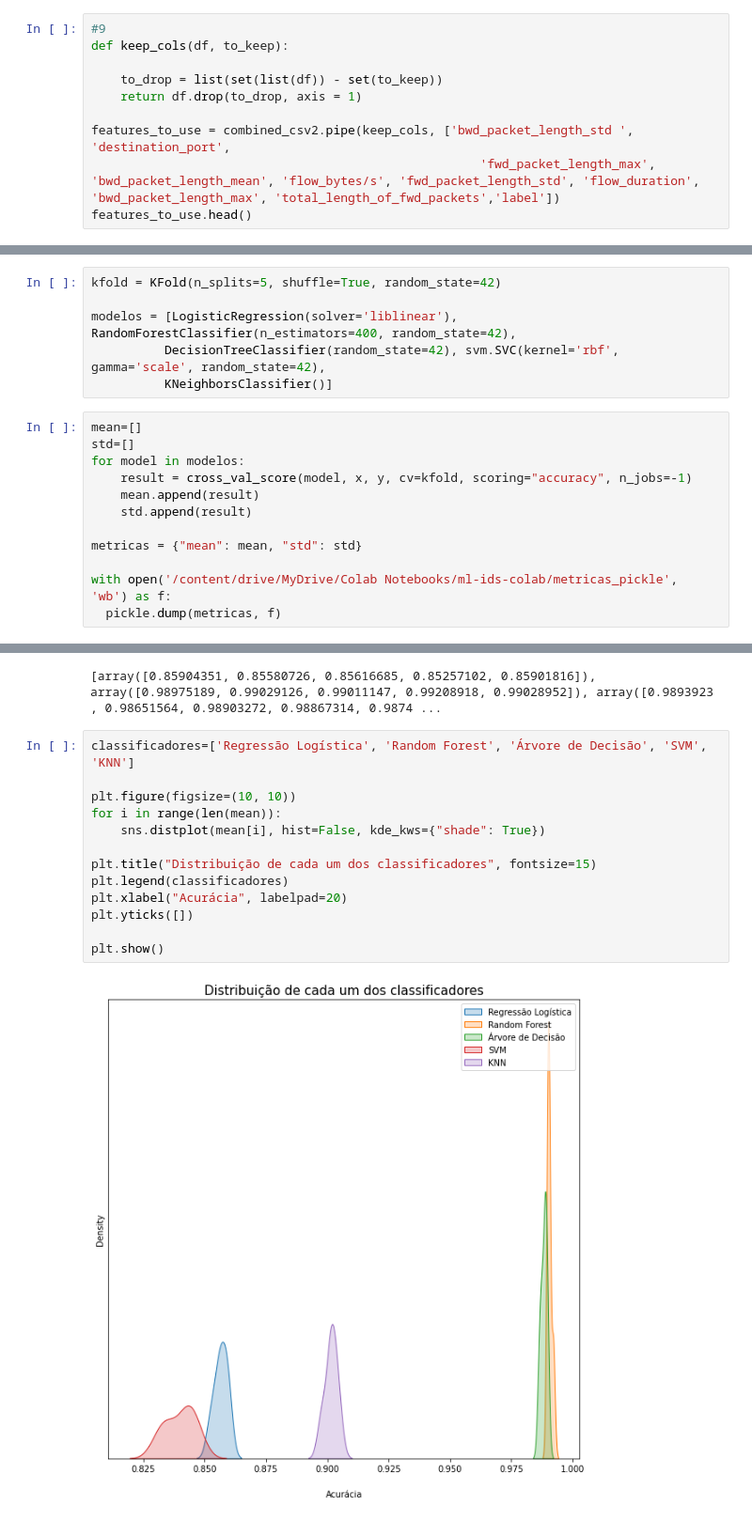
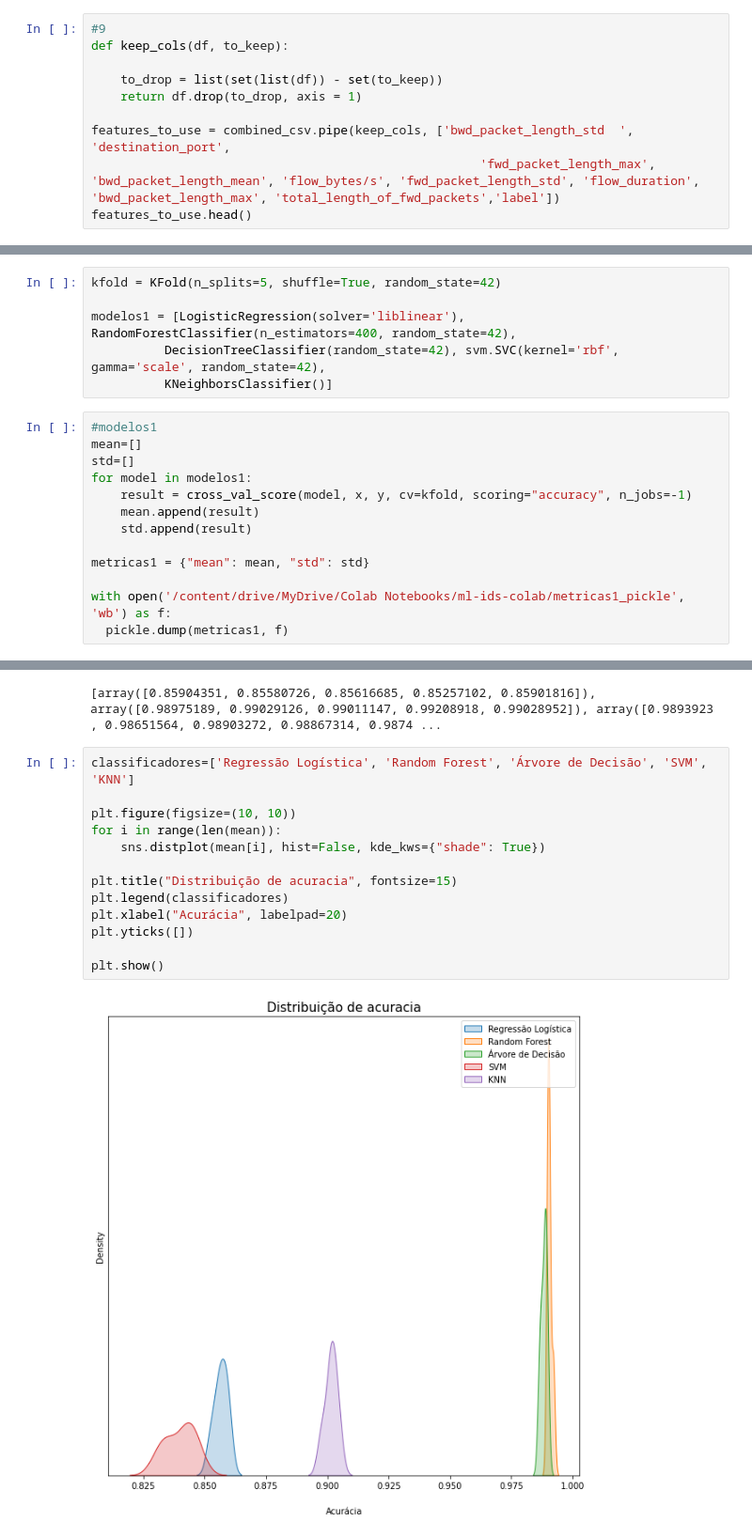
Before and after one commit to modelonulo/ml-based-intrusion-detection-system, a Jupyter notebook: ml_ids_colab.ipynb, the cells around one changed output, grey strips where cells are left out. Shown at 94% size. Saved outputs shown, nothing was run; the diff lists cells and outputs as text.

Commit message:
ml routine update colab

```diff
--- a/ml_ids_colab.ipynb
+++ b/ml_ids_colab.ipynb
@@ -349,7 +343,7 @@ def keep_cols(df, to_keep):
     to_drop = list(set(list(df)) - set(to_keep))
     return df.drop(to_drop, axis = 1)
 
-features_to_use = combined_csv2.pipe(keep_cols, ['bwd_packet_length_std	', 'destination_port',
+features_to_use = combined_csv.pipe(keep_cols, ['bwd_packet_length_std	', 'destination_port',
                                                      'fwd_packet_length_max', 'bwd_packet_length_mean', 'flow_bytes/s', 'fwd_packet_length_std', 'flow_duration', 'bwd_packet_length_max', 'total_length_of_fwd_packets','label'])
 features_to_use.head()
 # %% [output]
@@ -379,21 +377,22 @@ dtype: float64
 # %%
 kfold = KFold(n_splits=5, shuffle=True, random_state=42)
 
-modelos = [LogisticRegression(solver='liblinear'), RandomForestClassifier(n_estimators=400, random_state=42),
+modelos1 = [LogisticRegression(solver='liblinear'), RandomForestClassifier(n_estimators=400, random_state=42),
           DecisionTreeClassifier(random_state=42), svm.SVC(kernel='rbf', gamma='scale', random_state=42),
           KNeighborsClassifier()]
 # %%
+#modelos1
 mean=[]
 std=[]
-for model in modelos:
+for model in modelos1:
     result = cross_val_score(model, x, y, cv=kfold, scoring="accuracy", n_jobs=-1)
     mean.append(result)
     std.append(result)
 
-metricas = {"mean": mean, "std": std}
+metricas1 = {"mean": mean, "std": std}
 
-with open('/content/drive/MyDrive/Colab Notebooks/ml-ids-colab/metricas_pickle', 'wb') as f:
-  pickle.dump(metricas, f)
+with open('/content/drive/MyDrive/Colab Notebooks/ml-ids-colab/metricas1_pickle', 'wb') as f:
+  pickle.dump(metricas1, f)
 # %%
 with open('/content/drive/MyDrive/Colab Notebooks/ml-ids-colab/metricas_pickle', 'rb') as f:
   metricas_pickle = pickle.load(f)
@@ -407,15 +406,15 @@ print(mean)
 # %%
 classificadores=['Regressão Logística', 'Random Forest', 'Árvore de Decisão', 'SVM', 'KNN']
 
 plt.figure(figsize=(10, 10))
 for i in range(len(mean)):
     sns.distplot(mean[i], hist=False, kde_kws={"shade": True})
 
-plt.title("Distribuição de cada um dos classificadores", fontsize=15)
+plt.title("Distribuição de acuracia", fontsize=15)
 plt.legend(classificadores)
 plt.xlabel("Acurácia", labelpad=20)
 plt.yticks([])
 
 plt.show()
 # %% [output]
-[figure, old version]
+[figure, new version]
```
Also changed, not shown: parts of 14 cells of this notebook.
